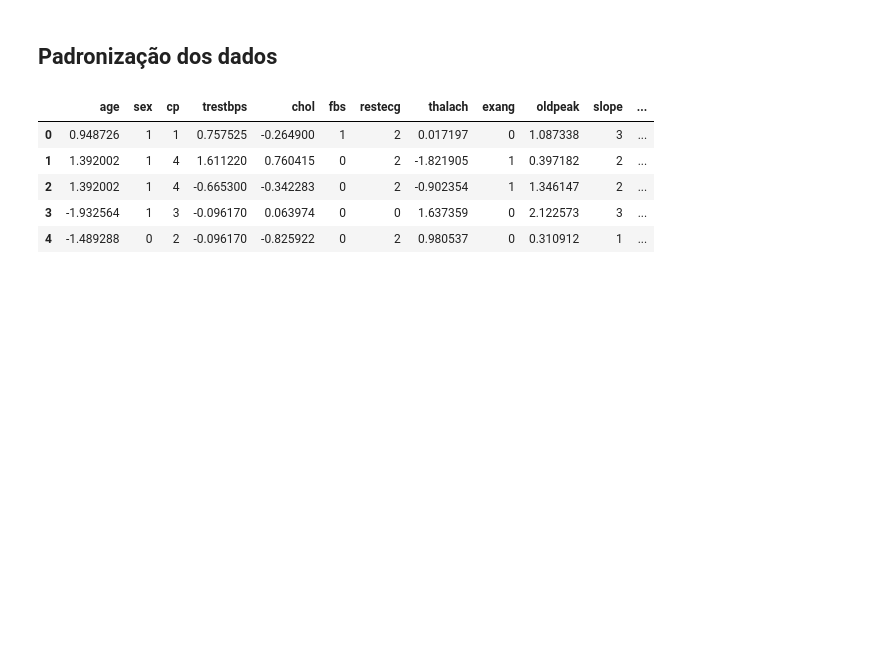
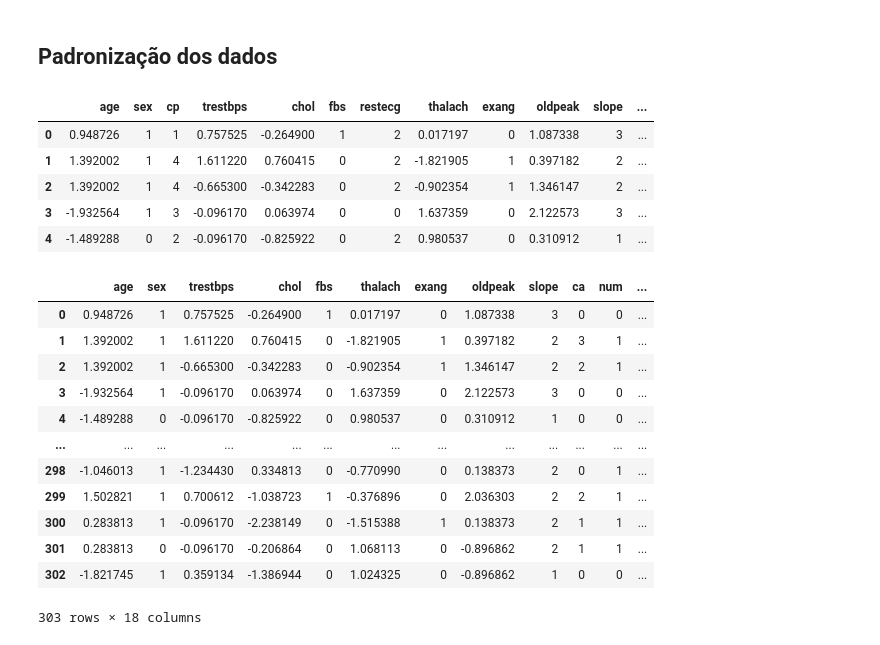
Before and after one commit to Joao-Inacio/Iniciacao-Cientifica-Redes-Neurais, a Jupyter notebook: notebooks/eda.ipynb, the cells around one changed output. Drawn from its saved outputs; the diff is of its cells as text; code cells hidden in the pictures; blank space fills up the shorter version.

```diff
--- a/notebooks/eda.ipynb
+++ b/notebooks/eda.ipynb
@@ -211,3 +211,24 @@ df_limpo.head()
 | 2 | 1.392002 | 1 | 4 | -0.665300 | -0.342283 | 0 | 2 | -0.902354 | 1 | 1.346147 | 2 | ... |
 | 3 | -1.932564 | 1 | 3 | -0.096170 | 0.063974 | 0 | 0 | 1.637359 | 0 | 2.122573 | 3 | ... |
 | 4 | -1.489288 | 0 | 2 | -0.096170 | -0.825922 | 0 | 2 | 0.980537 | 0 | 0.310912 | 1 | ... |
+# %%
+one_hot_code = ['thal', 'restecg', 'cp']
+data = pd.get_dummies(
+    df_limpo, prefix=one_hot_code, columns=one_hot_code, dtype=float,
+    drop_first=True
+)
+data
+# %% [output]
+|  | age | sex | trestbps | chol | fbs | thalach | exang | oldpeak | slope | ca | num | ... |
+| 0 | 0.948726 | 1 | 0.757525 | -0.264900 | 1 | 0.017197 | 0 | 1.087338 | 3 | 0 | 0 | ... |
+| 1 | 1.392002 | 1 | 1.611220 | 0.760415 | 0 | -1.821905 | 1 | 0.397182 | 2 | 3 | 1 | ... |
+| 2 | 1.392002 | 1 | -0.665300 | -0.342283 | 0 | -0.902354 | 1 | 1.346147 | 2 | 2 | 1 | ... |
+| 3 | -1.932564 | 1 | -0.096170 | 0.063974 | 0 | 1.637359 | 0 | 2.122573 | 3 | 0 | 0 | ... |
+| 4 | -1.489288 | 0 | -0.096170 | -0.825922 | 0 | 0.980537 | 0 | 0.310912 | 1 | 0 | 0 | ... |
+| ... | ... | ... | ... | ... | ... | ... | ... | ... | ... | ... | ... | ... |
+| 298 | -1.046013 | 1 | -1.234430 | 0.334813 | 0 | -0.770990 | 0 | 0.138373 | 2 | 0 | 1 | ... |
+| 299 | 1.502821 | 1 | 0.700612 | -1.038723 | 1 | -0.376896 | 0 | 2.036303 | 2 | 2 | 1 | ... |
+| 300 | 0.283813 | 1 | -0.096170 | -2.238149 | 0 | -1.515388 | 1 | 0.138373 | 2 | 1 | 1 | ... |
+| 301 | 0.283813 | 0 | -0.096170 | -0.206864 | 0 | 1.068113 | 0 | -0.896862 | 2 | 1 | 1 | ... |
+| 302 | -1.821745 | 1 | 0.359134 | -1.386944 | 0 | 1.024325 | 0 | -0.896862 | 1 | 0 | 0 | ... |
+303 rows × 18 columns
```
Also changed, not shown: parts of 1 cell of this notebook.
